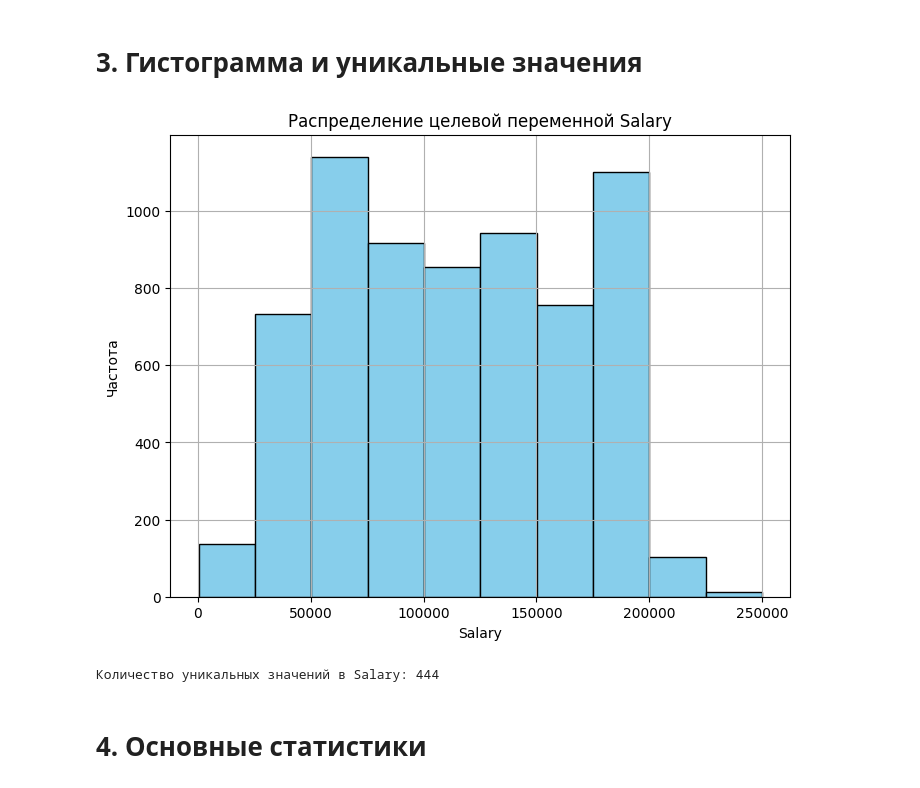
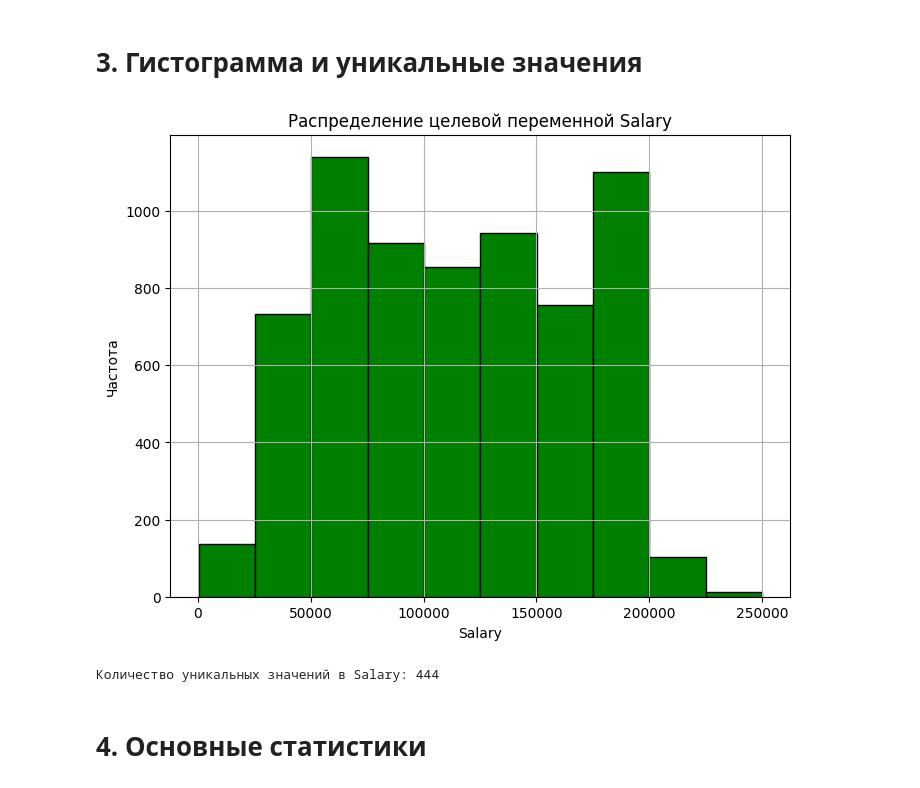
Before and after one commit to Dethkalleon/AILabs, a Jupyter notebook: AI2.ipynb, the cells around one changed output. Drawn from its saved outputs; the diff is of its cells as text; code cells hidden in the pictures.

```diff
--- a/AI2.ipynb
+++ b/AI2.ipynb
@@ -17,6 +17,11 @@ import seaborn as sns
 
 # Загрузка данных
 data = pd.read_csv('/content/drive/MyDrive/Salary_Data.csv')
+
+data['Education Level'] = data['Education Level'].replace({
+    "Bachelor's degree": "Bachelor's",
+    "Master's degree": "Master's"
+})
 # %% [markdown]
 # 1/2. Название Датасета и Постановка Задачи
 # %%
@@ -33,18 +38,18 @@ print("Цель задачи — предсказать зарплату (Salary
 # %%
 # 3. Гистограмма для целевой переменной (Salary)
 plt.figure(figsize=(8, 6))
-plt.hist(data['Salary'].dropna(), bins=10, color='skyblue', edgecolor='black')
+plt.hist(data['Salary'].dropna(), bins=10, color='green', edgecolor='black')
 plt.title('Распределение целевой переменной Salary')
 plt.xlabel('Salary')
 plt.ylabel('Частота')
 plt.grid(True)
 plt.show()
 
 # Количество уникальных значений целевой переменной
 unique_salaries = data['Salary'].nunique()
 print(f"Количество уникальных значений в Salary: {unique_salaries}")
 # %% [output]
-[figure, old version]
+[figure, new version]
 Количество уникальных значений в Salary: 444
 # %% [markdown]
 # 4. Основные статистики
```
Also changed, not shown: parts of 7 cells of this notebook.
